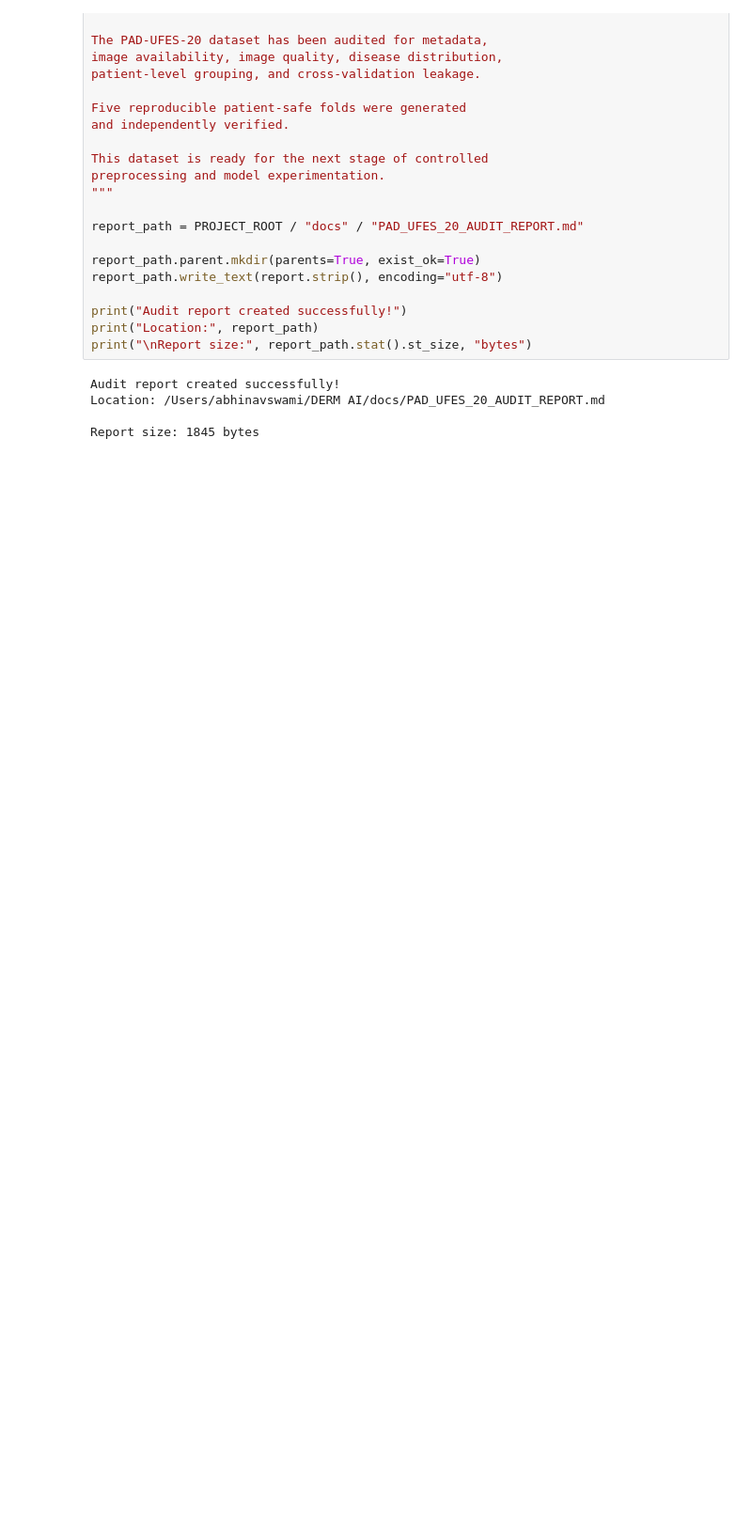
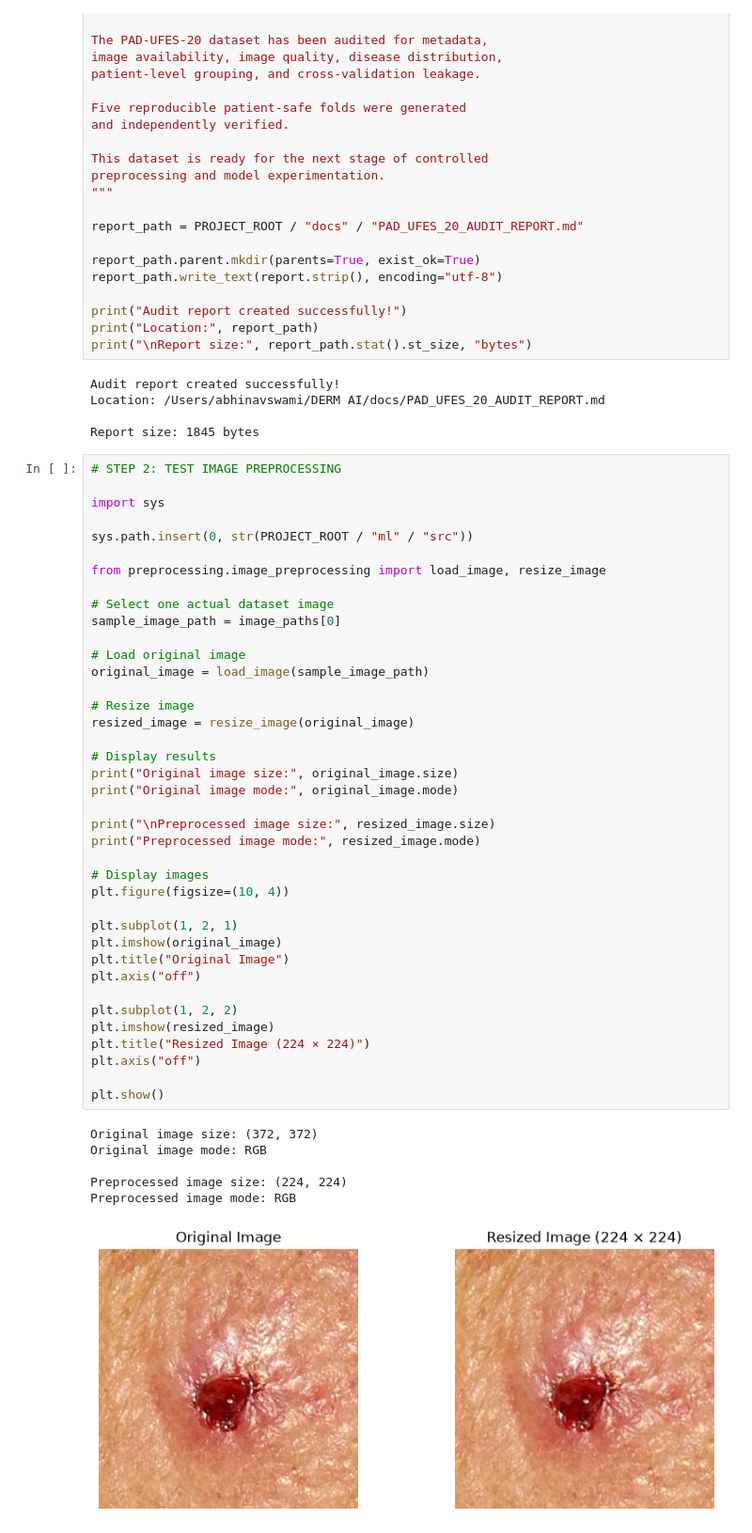
Before and after one commit to AbhinavSwami1/DermAI, a Jupyter notebook: ml/notebooks/01_dataset_audit.ipynb, the cells around one changed output. Shown at 94% size. Cells and saved outputs as stored; diff of their text form; blank space fills up the shorter version.

Commit message:
feat: implement and validate image preprocessing pipeline

```diff
--- a/ml/notebooks/01_dataset_audit.ipynb
+++ b/ml/notebooks/01_dataset_audit.ipynb
@@ -1321,3 +1321,49 @@ Audit report created successfully!
 Location: /Users/abhinavswami/DERM AI/docs/PAD_UFES_20_AUDIT_REPORT.md
 
 Report size: 1845 bytes
+# %%
+# STEP 2: TEST IMAGE PREPROCESSING
+
+import sys
+
+sys.path.insert(0, str(PROJECT_ROOT / "ml" / "src"))
+
+from preprocessing.image_preprocessing import load_image, resize_image
+
+# Select one actual dataset image
+sample_image_path = image_paths[0]
+
+# Load original image
+original_image = load_image(sample_image_path)
+
+# Resize image
+resized_image = resize_image(original_image)
+
+# Display results
+print("Original image size:", original_image.size)
+print("Original image mode:", original_image.mode)
+
+print("\nPreprocessed image size:", resized_image.size)
+print("Preprocessed image mode:", resized_image.mode)
+
+# Display images
+plt.figure(figsize=(10, 4))
+
+plt.subplot(1, 2, 1)
+plt.imshow(original_image)
+plt.title("Original Image")
+plt.axis("off")
+
+plt.subplot(1, 2, 2)
+plt.imshow(resized_image)
+plt.title("Resized Image (224 × 224)")
+plt.axis("off")
+
+plt.show()
+# %% [output]
+Original image size: (372, 372)
+Original image mode: RGB
+
+Preprocessed image size: (224, 224)
+Preprocessed image mode: RGB
+[figure, added]
```
Also changed, not shown: parts of 12 cells of this notebook, 5 other files.
